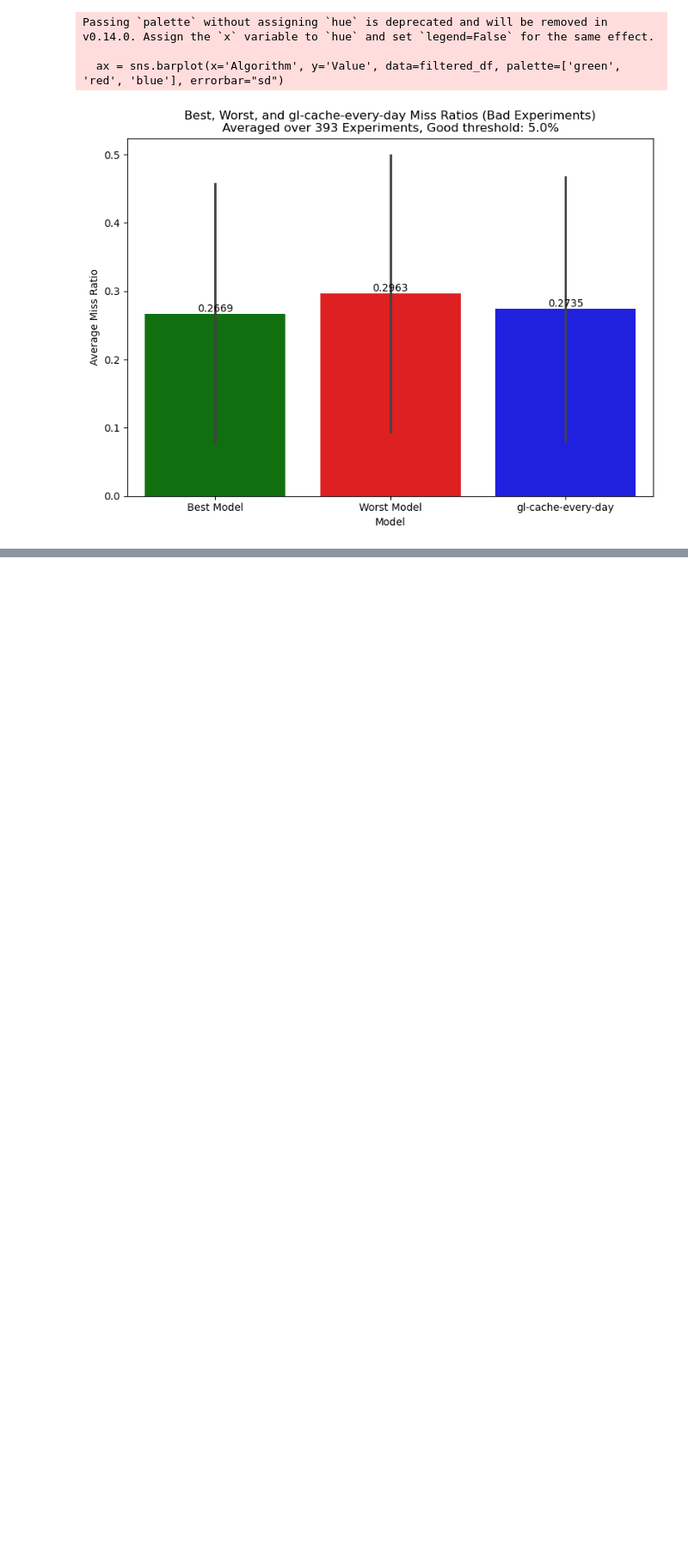
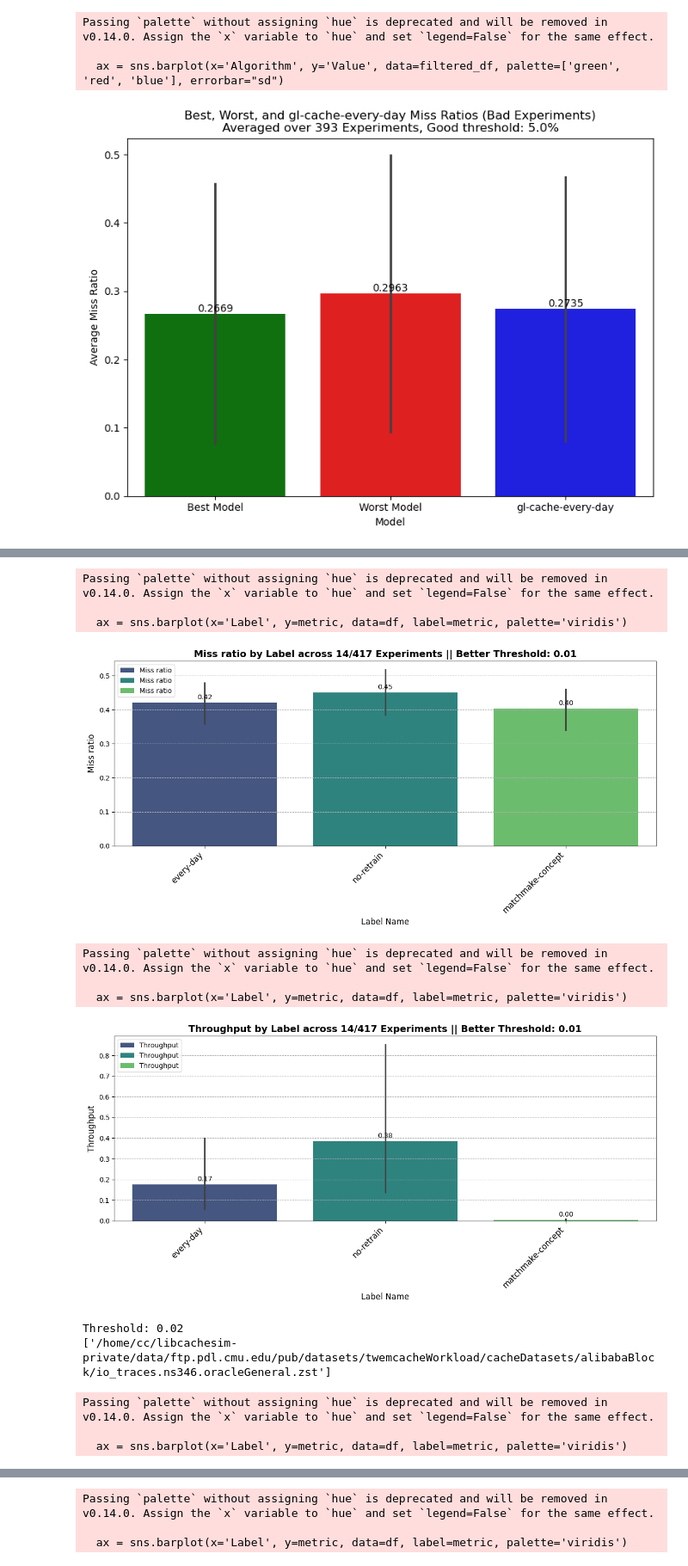
Before and after one commit to williamnixon20/libcachesim-drift, a Jupyter notebook: analyzer.ipynb, the cells around one changed output, grey strips where cells are left out. Shown at 86% size. Saved outputs shown, nothing was run; the diff lists cells and outputs as text; code cells hidden in the pictures; blank space fills up the shorter version.

```diff
--- a/analyzer.ipynb
+++ b/analyzer.ipynb
@@ -762,0 +864,51 @@ Passing `palette` without assigning `hue` is deprecated and will be removed in v
+# %%
+import pandas as pd
+import seaborn as sns
+import matplotlib.pyplot as plt
+
+def process_with_thresholds(dataframe, thresholds=[0.01, 0.02, 0.05]):
+    results = {}
+
+    # Group data by 'File name'
+    grouped = dataframe.groupby('File name')
+
+    # Iterate over each threshold
+    for threshold in thresholds:
+        threshold_results = []
+
+        # Process each file group
+        for file_name, group in grouped:
+            # Find rows where the label contains 'matchmake'
+            matchmake_rows = group[group['Label'].str.contains("matchmake", case=False)]
+            non_matchmake_rows = group[~group['Label'].str.contains("matchmake", case=False)]
+
+            if not matchmake_rows.empty and not non_matchmake_rows.empty:
+                # Get the minimum miss ratio for matchmake rows
+                matchmake_min_miss_ratio = matchmake_rows['Miss ratio'].min()
+
+                # Get the second-best miss ratio from non-matchmake rows
+                second_best_miss_ratio = non_matchmake_rows['Miss ratio'].min()
+                # Check if matchmake is better than the second best by at least the threshold
+                if matchmake_min_miss_ratio <= second_best_miss_ratio - threshold:
+                    # If condition is met, add all rows for this file to threshold_results
+                    threshold_results.extend(group.to_dict(orient='records'))
+
+        # Store results for the current threshold
+        results[threshold] = pd.DataFrame(threshold_results)
+
+    return results
+
+total_n_unique = giant_df['File name'].nunique()
+results = process_with_thresholds(giant_df)
+
+# Print and plot the results
+for threshold, result_df in results.items():
+    print(f"\nThreshold: {threshold}")
+    # print filenames unique
+    if result_df.empty:
+        print("No files met the threshold condition.")
+        continue
+    print(result_df['File name'].unique())
+    plot_metrics(result_df, 'Miss ratio', total_exp, title_add=f"Better Threshold: {threshold}")
+    plot_metrics(result_df, 'Throughput', total_exp, title_add=f"Better Threshold: {threshold}")
+# %% [output]
@@ -762,0 +930,13 @@ Passing `palette` without assigning `hue` is deprecated and will be removed in v
+Passing `palette` without assigning `hue` is deprecated and will be removed in v0.14.0. Assign the `x` variable to `hue` and set `legend=False` for the same effect.
+
+  ax = sns.barplot(x='Label', y=metric, data=df, label=metric, palette='viridis')
+[figure, added]
+Passing `palette` without assigning `hue` is deprecated and will be removed in v0.14.0. Assign the `x` variable to `hue` and set `legend=False` for the same effect.
+
+  ax = sns.barplot(x='Label', y=metric, data=df, label=metric, palette='viridis')
+[figure, added]
+Threshold: 0.02
+['/home/cc/libcachesim-private/data/ftp.pdl.cmu.edu/pub/datasets/twemcacheWorkload/cacheDatasets/alibabaBlock/io_traces.ns346.oracleGeneral.zst']
+Passing `palette` without assigning `hue` is deprecated and will be removed in v0.14.0. Assign the `x` variable to `hue` and set `legend=False` for the same effect.
+
+  ax = sns.barplot(x='Label', y=metric, data=df, label=metric, palette='viridis')
@@ -762,0 +944,3 @@ Passing `palette` without assigning `hue` is deprecated and will be removed in v
+Passing `palette` without assigning `hue` is deprecated and will be removed in v0.14.0. Assign the `x` variable to `hue` and set `legend=False` for the same effect.
+
+  ax = sns.barplot(x='Label', y=metric, data=df, label=metric, palette='viridis')
```
Also changed, not shown: parts of 5 cells of this notebook, 15 other files.
